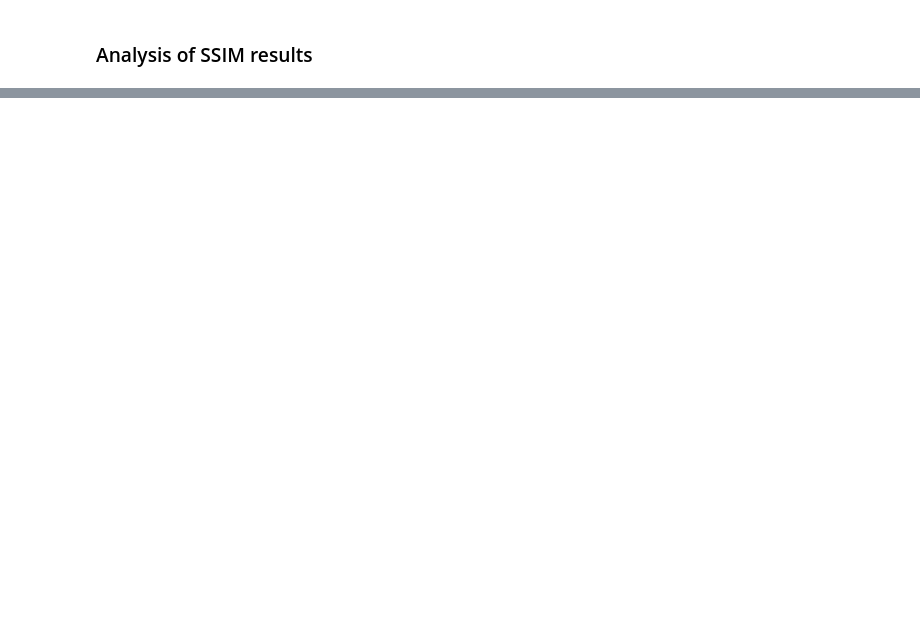
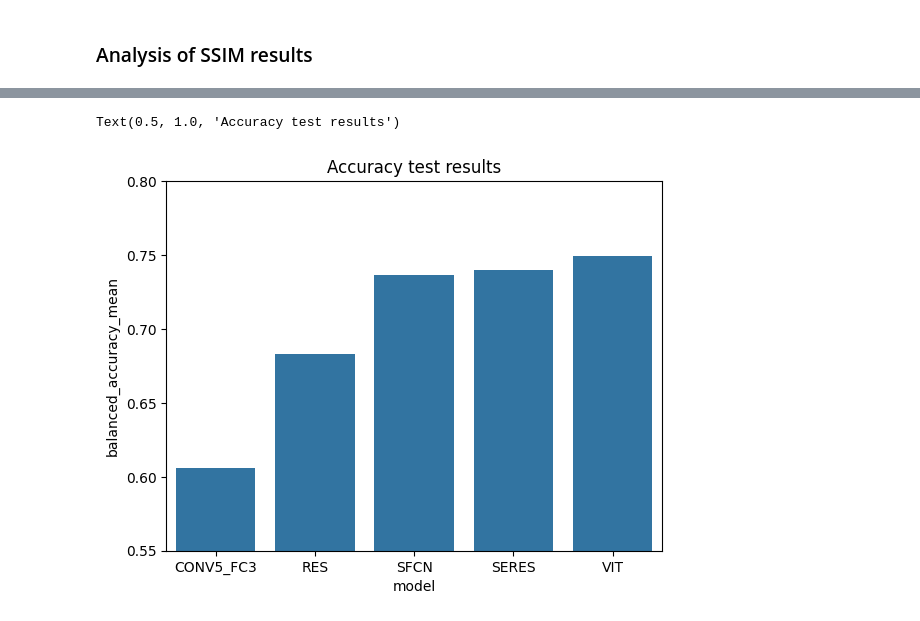
Before and after one commit to chbricout/motiondetector, a Jupyter notebook: notebooks/test_models.ipynb, the cells around one changed output, grey strips where cells are left out. Drawn from its saved outputs; the diff is of its cells as text; code cells hidden in the pictures; blank space fills up the shorter version.

```diff
--- a/notebooks/test_models.ipynb
+++ b/notebooks/test_models.ipynb
@@ -67,0 +128,13 @@ Text(0.5, 1.0, 'Root mean squared error test results for SSIM task')
+# %%
+full_results = []
+for models_directory in glob.glob(path.join(path_to_test,"scratch", "*")):
+    model, *_ = path.basename(models_directory).split("-")
+
+    results = pd.read_csv(path.join(models_directory, "mrart_recap.csv"))
+    results['model']=model
+    full_results.append(results[['model', 'mode','balanced_accuracy','f1_0','f1_1','f1_2']])
+
+full_results =pd.concat(full_results)
+averaged_res = full_results.groupby(["model","mode"], as_index=False).agg(['mean', 'std'])
+averaged_res.columns = ['_'.join(col).strip().strip("_") for col in averaged_res.columns.values]
+averaged_res
@@ -67,0 +153,7 @@ Text(0.5, 1.0, 'Root mean squared error test results for SSIM task')
+# %%
+sb.barplot(averaged_res[averaged_res['mode']=='simple'].sort_values("balanced_accuracy_mean"), x="model", y="balanced_accuracy_mean")
+plt.ylim((0.55,0.8))
+plt.title("Accuracy test results")
+# %% [output]
+Text(0.5, 1.0, 'Accuracy test results')
+[figure, added]
```
Also changed, not shown: parts of 14 cells of this notebook, 9 other files.
